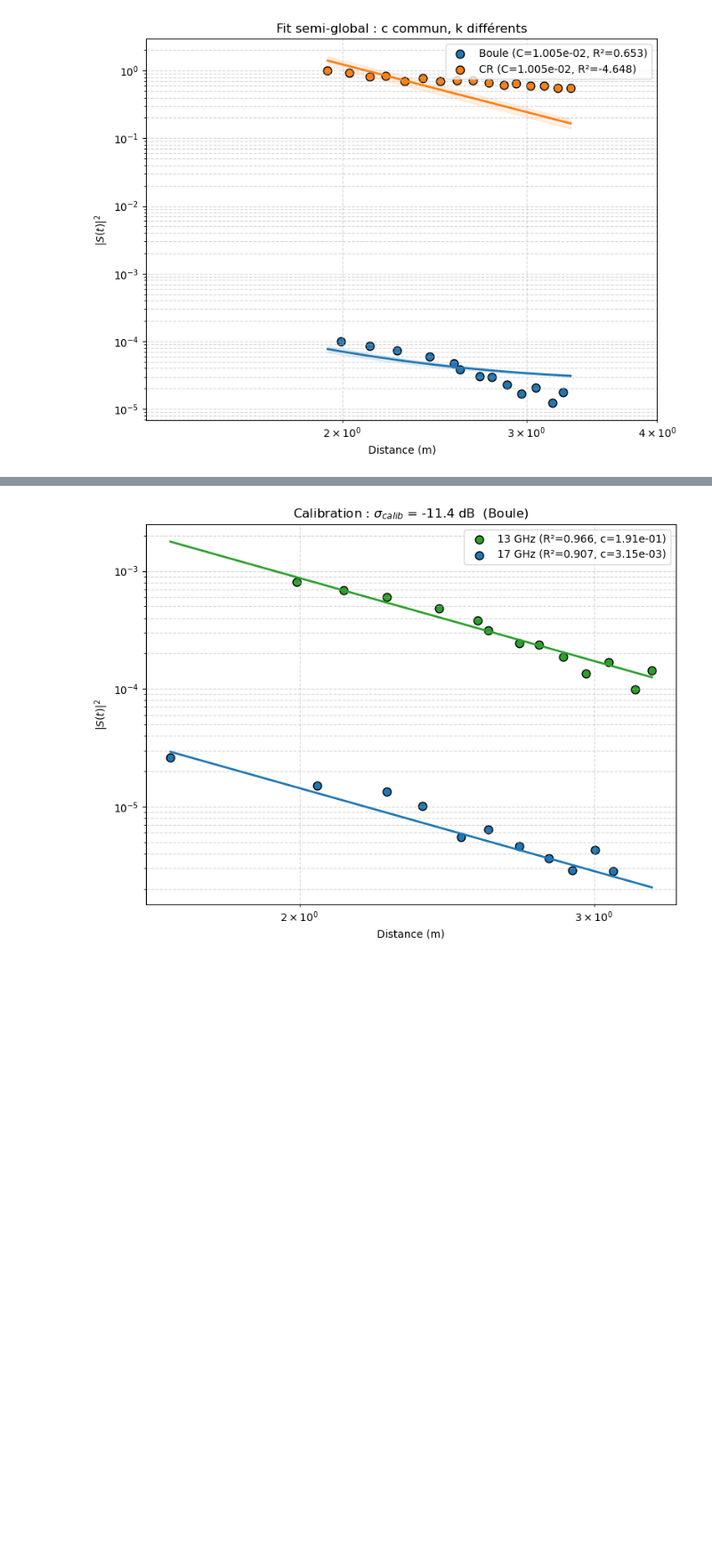
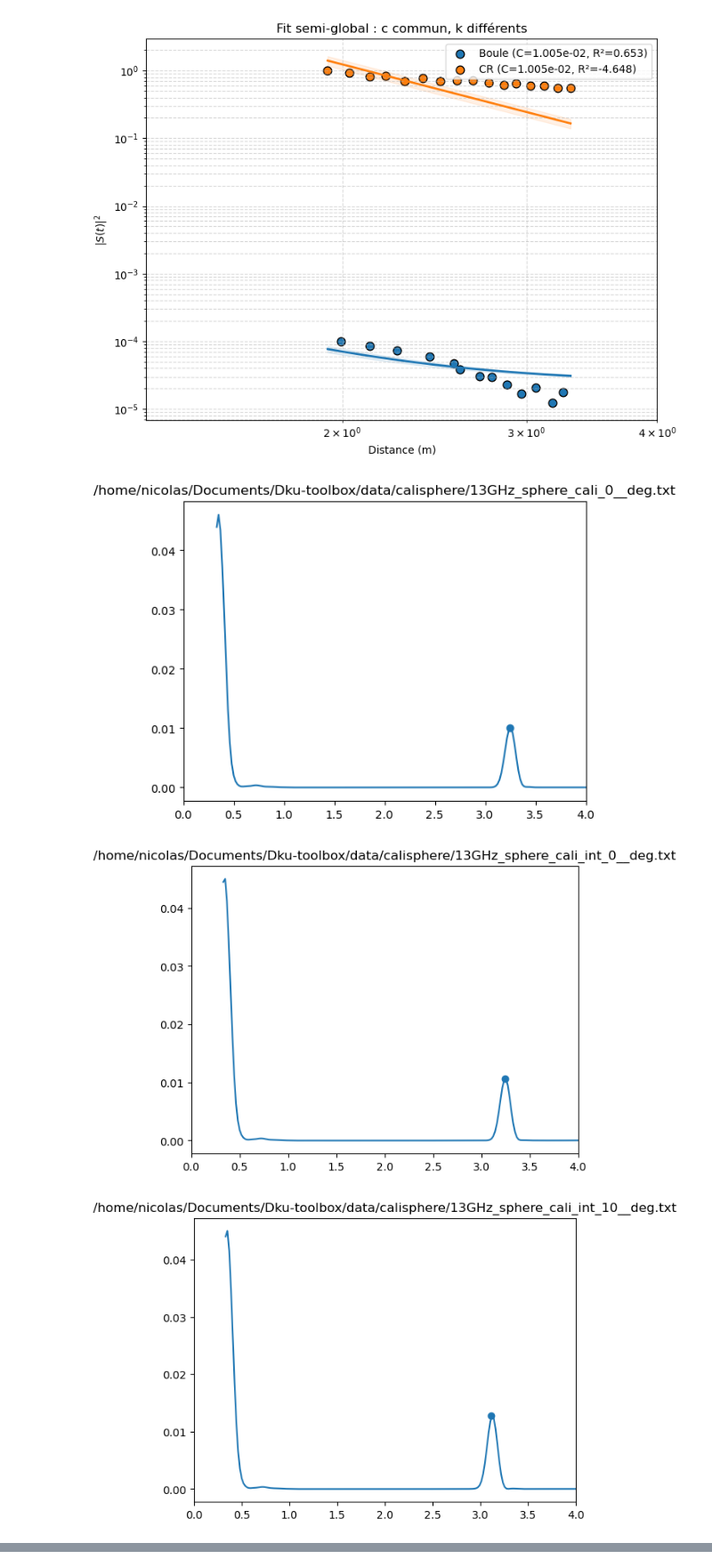
Before and after one commit to Nicolasallet/Dku-toolbox, a Jupyter notebook: radar_mesure/test_courbedecalib.ipynb, the cells around one changed output, grey strips where cells are left out. Shown at 89% size. Drawn from its saved outputs; the diff is of its cells as text; code cells hidden in the pictures; blank space fills up the shorter version.

```diff
--- a/radar_mesure/test_courbedecalib.ipynb
+++ b/radar_mesure/test_courbedecalib.ipynb
@@ -540,7 +540,7 @@ def model(R, ccalib, sigma):
     """Modèle radar : intensité proportionnelle à σ/R⁴."""
     return ccalib * sigma / (R**4)
 
-def extract_peaks(ri_list, seuil):
+def extract_peaks(ri_list, seuil, plot = False):
     """Extrait les pics et retourne (distance, intensité)."""
     pic = []
     for i in ri_list:
@@ -549,11 +549,19 @@ def extract_peaks(ri_list, seuil):
         if len(peaks) > 0:
             dist = bin_to_dist(peaks[0], pad_factor) + 1
             val = prop['peak_heights'][0]**2
-            pic.append((dist, val))
+            pic.append((dist, val,i.numero))
+            if plot :
+                plt.title(i.filepath)
+                plt.plot(df.index,df.copol)
+                plt.xlim(0,4)
+                plt.scatter(dist,np.sqrt(val))
+                plt.show()
     if not pic:
         return np.array([]), np.array([])
     dfpic = pd.DataFrame(pic).sort_values(by=[0])
-    return np.asarray(dfpic[0]), np.asarray(dfpic[1])
+
+
+    return np.asarray(dfpic[0]), np.asarray(dfpic[1]),dfpic[2]
 
 def fit_and_evaluate(X, y, sigma, initial_guess=(0,), bounds=([-1], [1])):
     """Fit indépendant (1 paramètre : c_calib) et calcul du R²."""
@@ -571,20 +579,20 @@ def fit_and_evaluate(X, y, sigma, initial_guess=(0,), bounds=([-1], [1])):
 # -------------------------
 # Chargement des jeux
 # -------------------------
-data_boule_13 = glob.glob('/home/nicolas/Documents/Dku-toolbox/data/caliboule/13*.txt')
-data_boule_17 = glob.glob('/home/nicolas/Documents/Dku-toolbox/data/caliboule/17*.txt')
+data_boule_13 = glob.glob('/home/nicolas/Documents/Dku-toolbox/data/calisphere/13*.txt')
+data_boule_17 = glob.glob('/home/nicolas/Documents/Dku-toolbox/data/calisphere/17*.txt')
 
 data_boule_13.sort()
 data_boule_17.sort()
 
-ri_boule_13 = [RadarMesure(f, beta=2, pad_factor=pad_factor) for f in data_boule_13]
-ri_boule_17 = [RadarMesure(f, beta=2, pad_factor=pad_factor) for f in data_boule_17]
+ri_boule_13 = [RadarMesure(f, beta=8, pad_factor=pad_factor) for f in data_boule_13]
+ri_boule_17 = [RadarMesure(f, beta=8, pad_factor=pad_factor) for f in data_boule_17]
 
 # -------------------------
 # Extraction des pics
 # -------------------------
-X_13, y_13 = extract_peaks(ri_boule_13, seuil=0.001)
-X_17, y_17 = extract_peaks(ri_boule_17, seuil=0.001)
+X_13, y_13 ,name  = extract_peaks(ri_boule_13, seuil=0.005, plot=True )
+X_17, y_17, name17 = extract_peaks(ri_boule_17, seuil=0.001)
 
 if len(X_13) == 0 or len(X_17) == 0:
     raise RuntimeError("Erreur : un des jeux (13 GHz ou 17 GHz) ne contient pas de pics.")
@@ -605,30 +613,33 @@ print(f"  R²      = {r2_13:.4f}")
 print(f"\n=== Résultats Fit Boule 17 GHz ===")
 print(f"  c_calib = {c17:.3e} ± {perr_17[0]:.1e}")
 print(f"  R²      = {r2_17:.4f}")
 
 # -------------------------
 # Visualisation
 # -------------------------
 x_fit = np.linspace(min(min(X_13), min(X_17)), max(max(X_13), max(X_17)), 400)
 y_fit_13 = model(x_fit, c13, sigmacr_boule)
 y_fit_17 = model(x_fit, c17, sigmacr_boule)
 
 fig, ax = plt.subplots(figsize=(8,6))
 ax.scatter(X_13, y_13, color='tab:green', edgecolors='k', s=60,
            label=f'13 GHz (R²={r2_13:.3f}, c={c13:.2e})')
 ax.scatter(X_17, y_17, color='tab:blue', edgecolors='k', s=60,
            label=f'17 GHz (R²={r2_17:.3f}, c={c17:.2e})')
 
 ax.plot(x_fit, y_fit_13, color='tab:green', lw=2)
 ax.plot(x_fit, y_fit_17, color='tab:blue', lw=2)
 
 ax.set_xscale('log')
 ax.set_yscale('log')
 ax.set_xlabel("Distance (m)")
 ax.set_ylabel(r"$|S(t)|^2$")
 ax.set_title(rf"Calibration : $\sigma_{{calib}}$ = {10*np.log10(sigmacr_boule):.1f} dB  (Boule)")
 ax.grid(True, which='both', linestyle='--', alpha=0.5)
 ax.legend()
 plt.tight_layout()
 plt.show()
 # %% [output]
+[figure, new version]
+[figure, added]
+[figure, added]
@@ -642 +661,0 @@ plt.show()
-[figure, old version]
```
Also changed, not shown: parts of 3 cells of this notebook, 17 other files.
